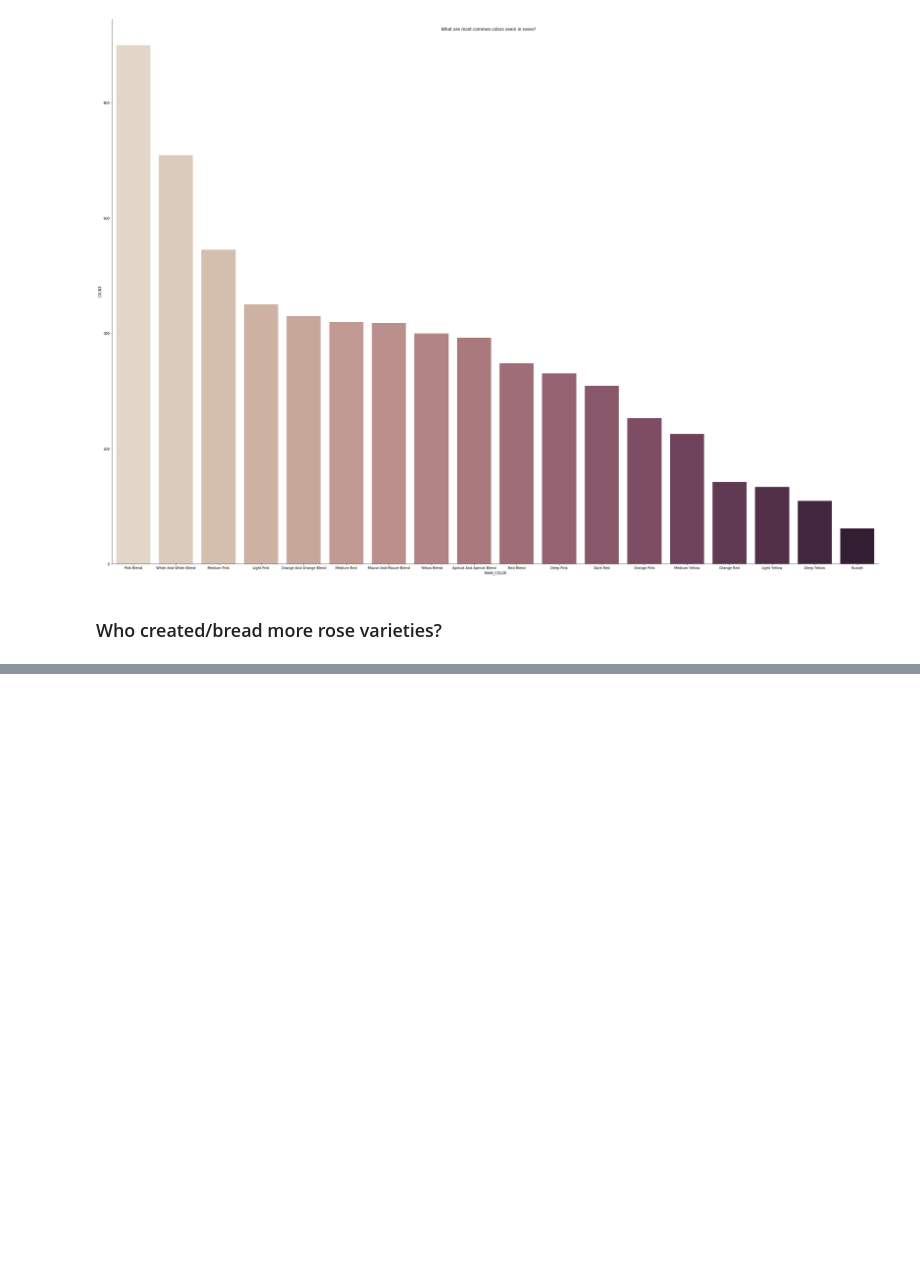
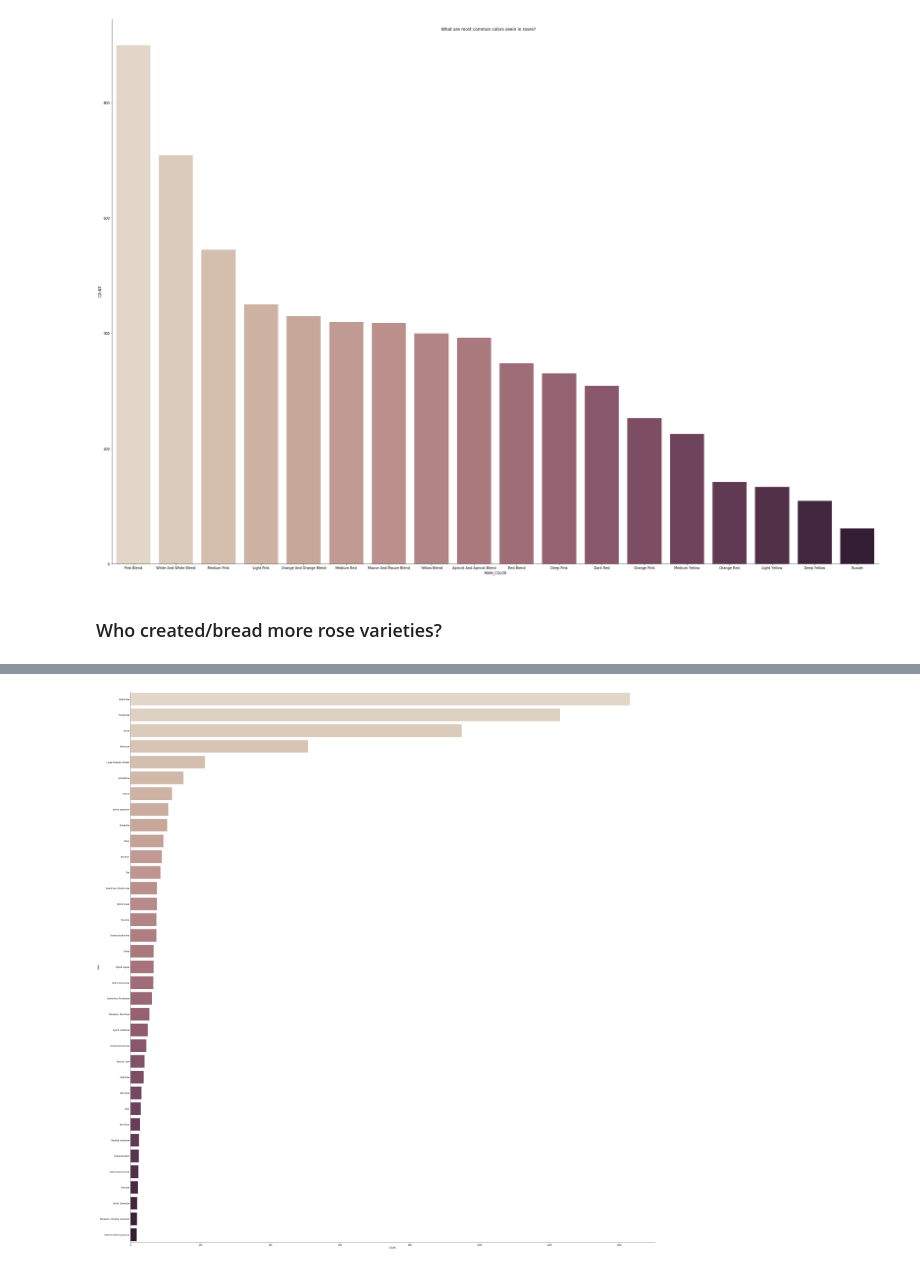
Before and after one commit to anna-zverkova/Rose_scrape, a Jupyter notebook: Analysis of rose data from Garden.org.ipynb, the cells around one changed output, grey strips where cells are left out. Drawn from its saved outputs; the diff is of its cells as text; code cells hidden in the pictures; blank space fills up the shorter version.

```diff
--- a/Analysis of rose data from Garden.org.ipynb
+++ b/Analysis of rose data from Garden.org.ipynb
@@ -1249,0 +1381,4 @@ Text(0.5, 0.98, 'Who created more roses? - Top 20 results')
+# %%
+ax = sns.catplot(y="Class", x="COUNT", kind="bar", palette="ch:.25",  data=ctn_class_35, height=40, aspect=1);
+# %% [output]
+[figure, added]
```
Also changed, not shown: parts of 46 cells of this notebook.
